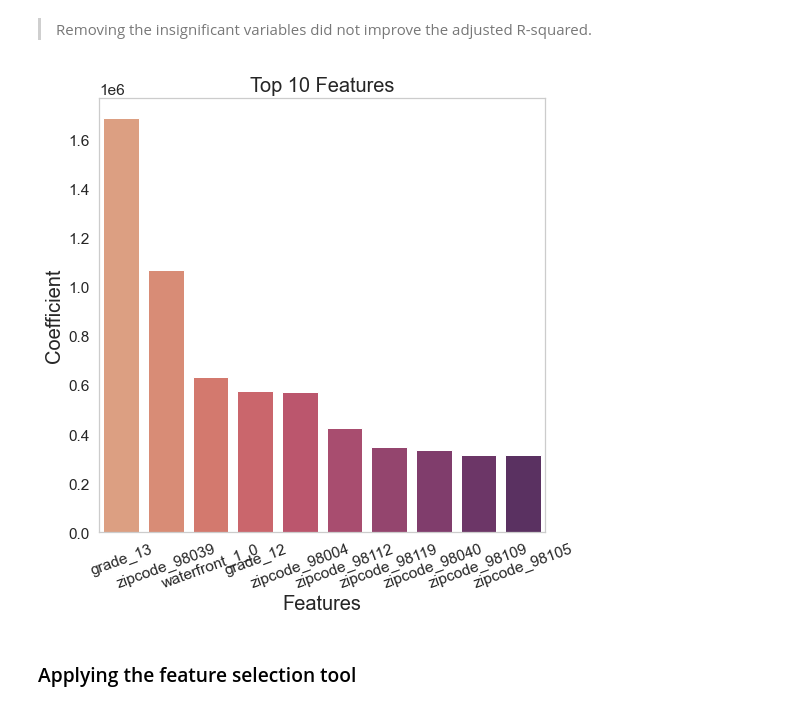
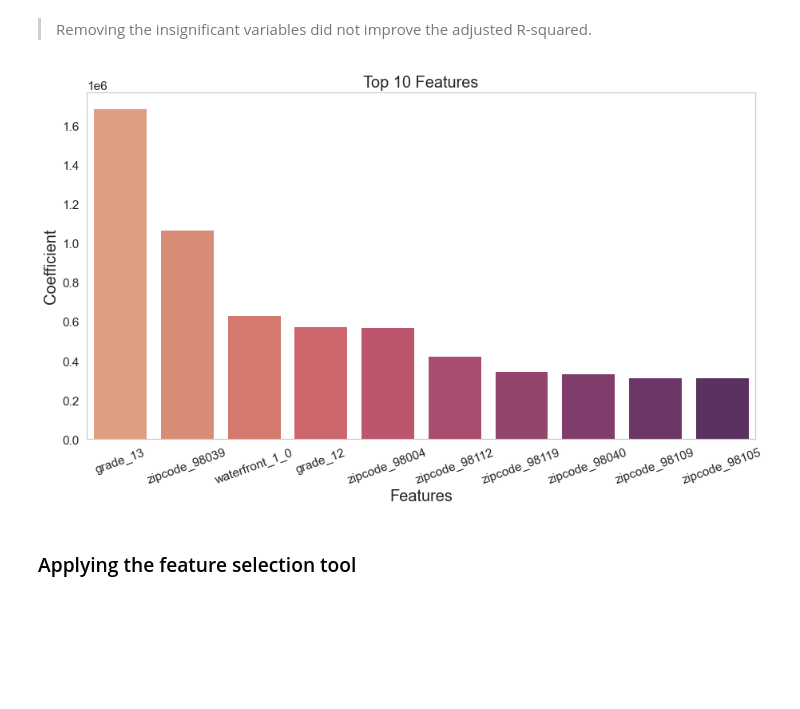
Before and after one commit to miazfryer/King_County_Regression, a Jupyter notebook: King_County_Regression.ipynb, the cells around one changed output. Cells and saved outputs as stored; diff of their text form; code cells hidden in the pictures; blank space fills up the shorter version.

```diff
--- a/King_County_Regression.ipynb
+++ b/King_County_Regression.ipynb
@@ -940,19 +938,19 @@ strong multicollinearity problems or that the design matrix is singular.
 # %%
 #Plotting the features with the highest coefficients
 sns.set_style("whitegrid", {'axes.grid' : False})
 model_coef = model_all3.params.sort_values(ascending=False).head(11)
 
 model_largest2 =pd.DataFrame(model_coef, columns =['coefficient'])
 model_largest2.drop('Intercept', axis=0, inplace= True)
-plt.figure(figsize = (8,8))
+plt.figure(figsize = (15,8))
 a= sns.barplot(data=model_largest2, x=model_largest2.index, y= 'coefficient', palette="flare")
 plt.xlabel('Features', size=20)
 plt.ylabel('Coefficient', size=20)
 plt.title('Top 10 Features', size=20)
 plt.xticks(rotation=20);
 #plt.savefig('coefficent.png', dpi=100, bbox_inches='tight')
 # %% [output]
-[figure, old version]
+[figure, new version]
 # %% [markdown]
 ### Applying the feature selection tool
 # %%
```
Also changed, not shown: parts of 31 cells of this notebook, 7 other files.
